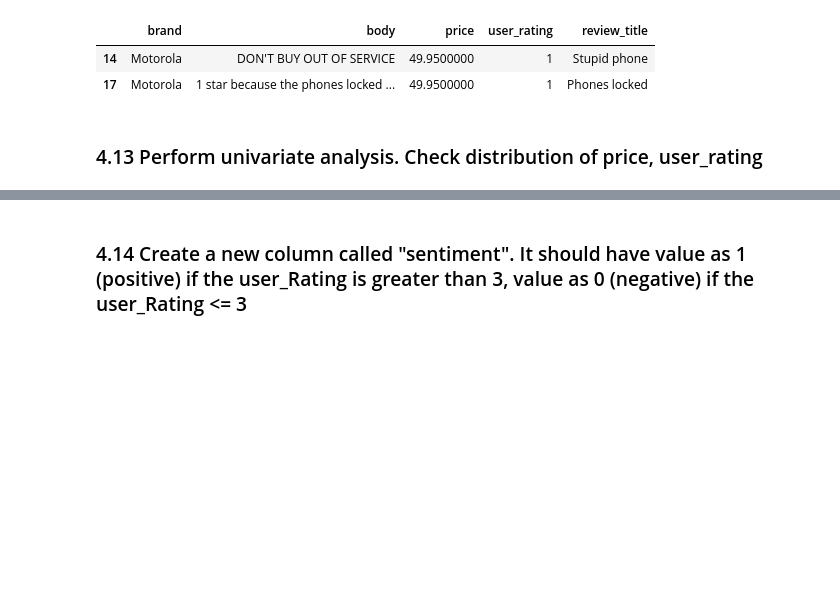
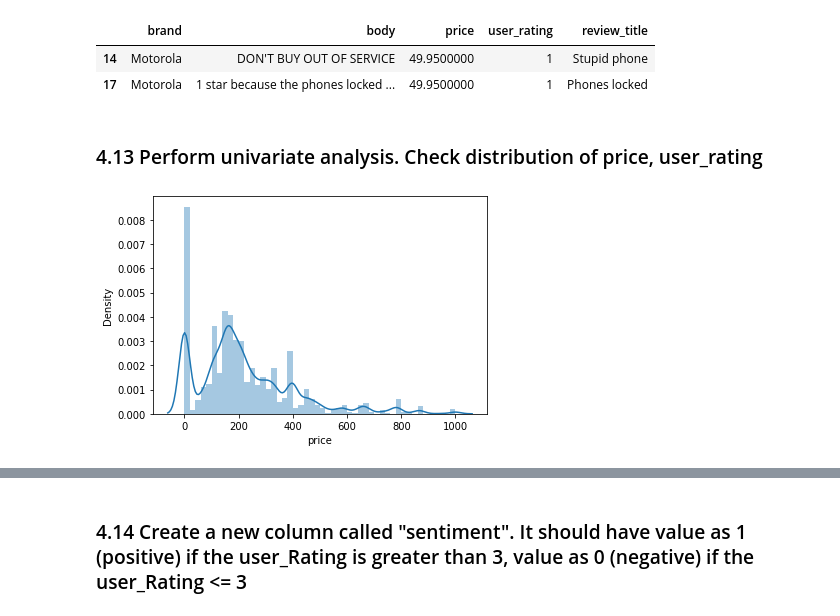
Before and after one commit to romilgupta28/Study, a Jupyter notebook: R8_Internal_Lab_Question_Notebook_(2).ipynb, the cells around one changed output, grey strips where cells are left out. Drawn from its saved outputs; the diff is of its cells as text; code cells hidden in the pictures; blank space fills up the shorter version.

```diff
--- a/R8_Internal_Lab_Question_Notebook_(2).ipynb
+++ b/R8_Internal_Lab_Question_Notebook_(2).ipynb
@@ -138,3 +133,2 @@ product_df.head(5)
 # %%
-review_df = pd.read_csv(path+"reviews.csv")
-review_df.shape
+review_df = pd.read_csv('/content/drive/MyDrive/R8 Internal Lab Files/reviews.csv')
@@ -335,4 +326,8 @@ df_final.head(2)
 | 17 | Motorola | 1 star because the phones locked ... | 49.9500000 | 1 | Phones locked |
 # %% [markdown]
 ### 4.13 Perform univariate analysis. Check distribution of price, user_rating
+# %%
+sns.distplot(df_final.price);
+# %% [output]
+[figure, added]
 # %%
```
Also changed, not shown: parts of 73 cells of this notebook.
